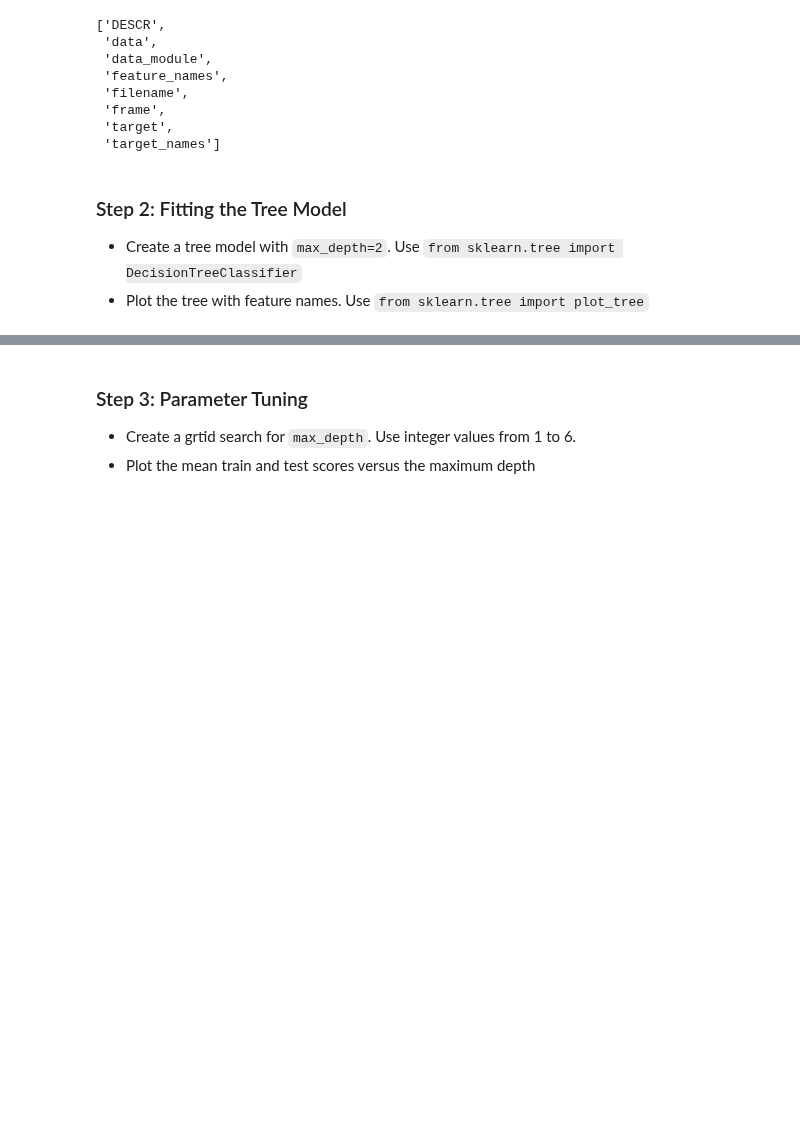
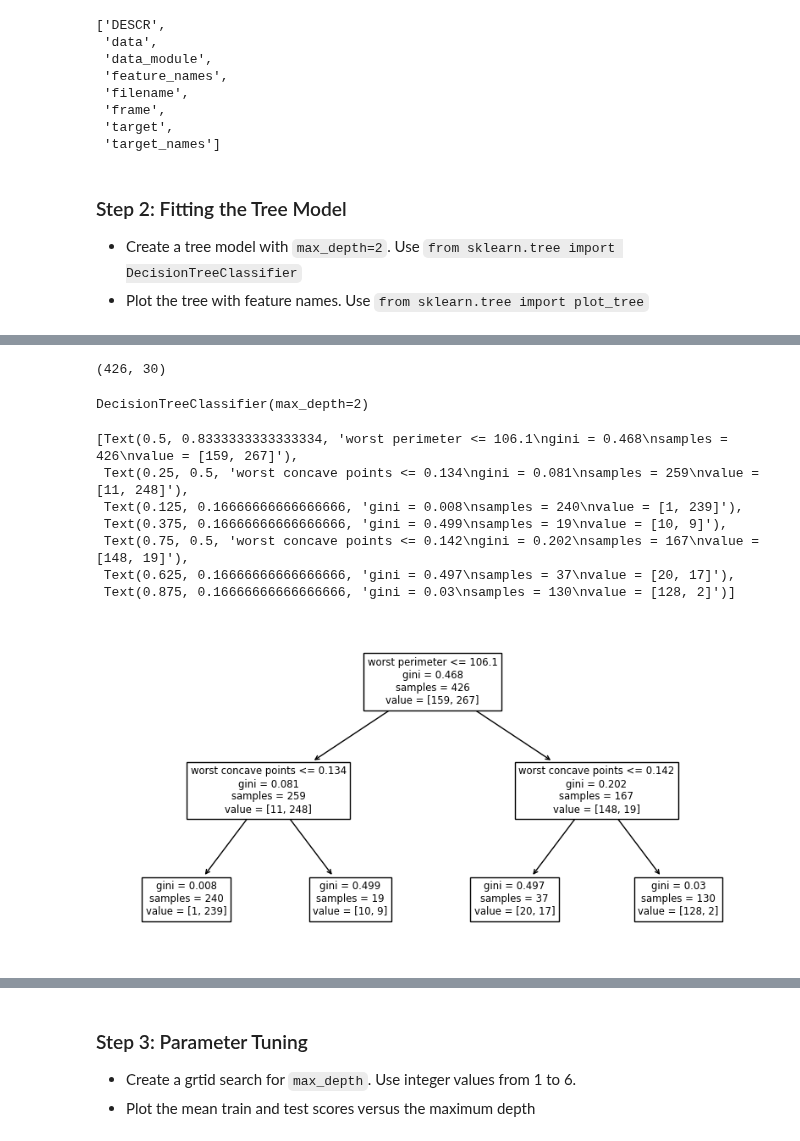
Before and after one commit to arifaygun/Magnimind-ML, a Jupyter notebook: AA_5_01_DecisionTreesSt.ipynb, the cells around one changed output, grey strips where cells are left out. Cells and saved outputs as stored; diff of their text form; code cells hidden in the pictures; blank space fills up the shorter version.

```diff
--- a/AA_5_01_DecisionTreesSt.ipynb
+++ b/AA_5_01_DecisionTreesSt.ipynb
@@ -85,5 +98,26 @@ X_train, X_test, y_train, y_test = train_test_split(X, y, stratify=y, random_sta
+# %%
+X_train.shape
+# %% [output]
+(426, 30)
 # %%
 from sklearn.tree import DecisionTreeClassifier
 
 tree1 = DecisionTreeClassifier(max_depth=2)
-tree1 = DecisionTreeClassifier()
+tree1.fit(X_train, y_train)
+
+#tree2 = DecisionTreeClassifier(max_depth=5)
+# %% [output]
+DecisionTreeClassifier(max_depth=2)
+# %%
+from sklearn.tree import plot_tree
+plt.figure(figsize=(10,5))
+plot_tree(tree1, feature_names=cancer.feature_names)
+# %% [output]
+[Text(0.5, 0.8333333333333334, 'worst perimeter <= 106.1\ngini = 0.468\nsamples = 426\nvalue = [159, 267]'),
+ Text(0.25, 0.5, 'worst concave points <= 0.134\ngini = 0.081\nsamples = 259\nvalue = [11, 248]'),
+ Text(0.125, 0.16666666666666666, 'gini = 0.008\nsamples = 240\nvalue = [1, 239]'),
+ Text(0.375, 0.16666666666666666, 'gini = 0.499\nsamples = 19\nvalue = [10, 9]'),
+ Text(0.75, 0.5, 'worst concave points <= 0.142\ngini = 0.202\nsamples = 167\nvalue = [148, 19]'),
+ Text(0.625, 0.16666666666666666, 'gini = 0.497\nsamples = 37\nvalue = [20, 17]'),
+ Text(0.875, 0.16666666666666666, 'gini = 0.03\nsamples = 130\nvalue = [128, 2]')]
+[figure, added]
```
Also changed, not shown: parts of 2 cells of this notebook.
